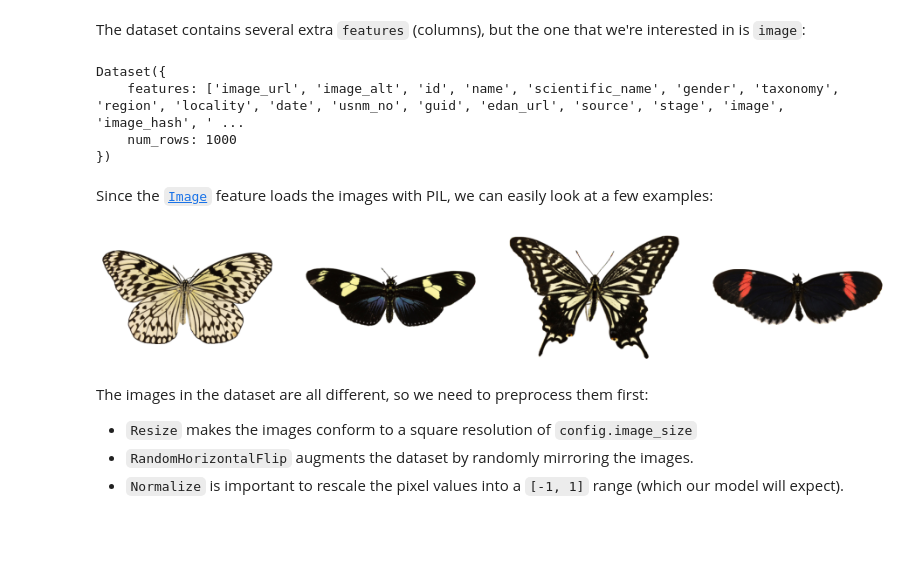
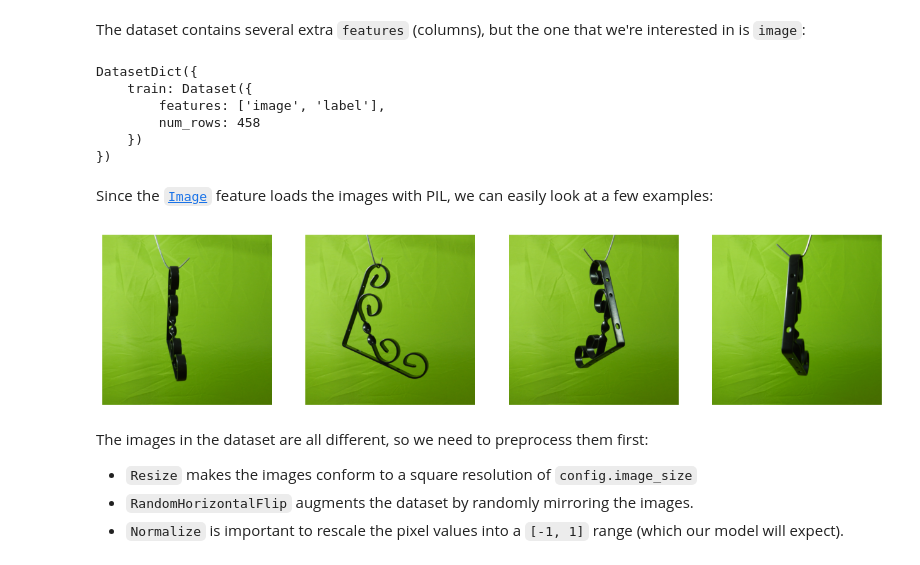
Before and after one commit to anujkum25/diffusion, a Jupyter notebook: diffusers/training_example.ipynb, the cells around one changed output. Drawn from its saved outputs; the diff is of its cells as text; code cells hidden in the pictures; blank space fills up the shorter version.

```diff
--- a/diffusers/training_example.ipynb
+++ b/diffusers/training_example.ipynb
@@ -70,8 +70,8 @@ In this case, the [Butterflies dataset](https://huggingface.co/datasets/huggan/s
 # %%
 from datasets import load_dataset
 
-config.dataset_name = "huggan/smithsonian_butterflies_subset"
-dataset = load_dataset(config.dataset_name, split="train")
+#config.dataset_name = "huggan/smithsonian_butterflies_subset"
+#dataset = load_dataset(config.dataset_name, split="train")
 
 # Feel free to try other datasets from https://hf.co/huggan/ too!
 # Here's is a dataset of flower photos:
@@ -79,5 +79,6 @@ dataset = load_dataset(config.dataset_name, split="train")
 # dataset = load_dataset(config.dataset_name, split="train")
 
 # Or just load images from a local folder!
-# config.dataset_name = "imagefolder"
-# dataset = load_dataset(config.dataset_name, data_dir="path/to/folder")
+#config.dataset_name = "MPDD_classification"
+#dataset = load_dataset(config.dataset_name, data_dir="/content/drive/MyDrive/MPDD/")
+dataset = load_dataset("/content/drive/MyDrive/MPDD/MPDD_classification")
@@ -90,22 +87,26 @@ The dataset contains several extra `features` (columns), but the one that we're
 # %%
 dataset
 # %% [output]
-Dataset({
-    features: ['image_url', 'image_alt', 'id', 'name', 'scientific_name', 'gender', 'taxonomy', 'region', 'locality', 'date', 'usnm_no', 'guid', 'edan_url', 'source', 'stage', 'image', 'image_hash', ' ...
-    num_rows: 1000
+DatasetDict({
+    train: Dataset({
+        features: ['image', 'label'],
+        num_rows: 458
+    })
 })
 # %% [markdown]
 Since the [`Image`](https://huggingface.co/docs/datasets/image_process#image-datasets) feature loads the images with PIL, we can easily look at a few examples:
+# %%
+dataset_train = dataset['train']
 # %%
 import matplotlib.pyplot as plt
 
 fig, axs = plt.subplots(1, 4, figsize=(16, 4))
-for i, image in enumerate(dataset[:4]["image"]):
+for i, image in enumerate(dataset_train[:4]["image"]):
     axs[i].imshow(image)
     axs[i].set_axis_off()
 fig.show()
 # %% [output]
-[figure, old version]
+[figure, new version]
 # %% [markdown]
 The images in the dataset are all different, so we need to preprocess them first:
 * `Resize` makes the images conform to a square resolution of `config.image_size`
```
Also changed, not shown: parts of 10 cells of this notebook.
